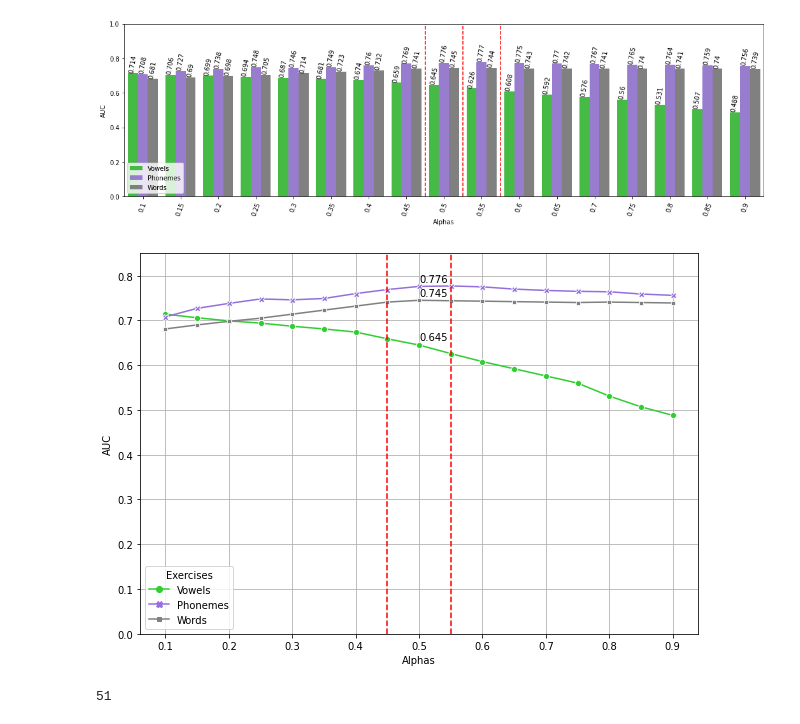
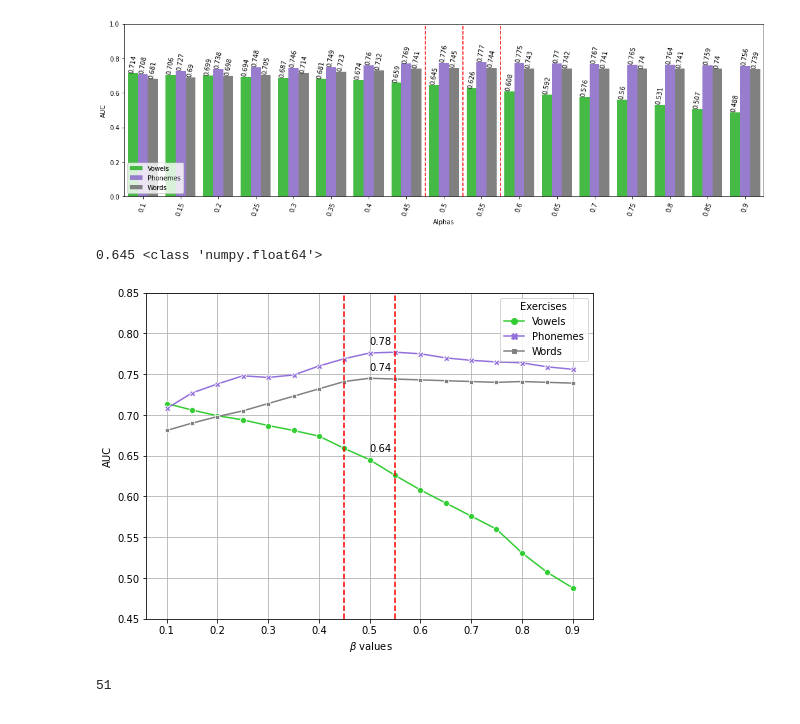
Before and after one commit to jdvalera19/Parkinson-Multimodal-Cross-Attention, a Jupyter notebook: View_result.ipynb, the cells around one changed output. Drawn from its saved outputs; the diff is of its cells as text; code cells hidden in the pictures.

```diff
--- a/View_result.ipynb
+++ b/View_result.ipynb
@@ -116,25 +116,29 @@ plot_alpha(pd.DataFrame(data_plot), 'alpha_plot')
 # %% [output]
 [figure]
 # %%
-plt.figure(figsize=(10,7))
+plt.figure(figsize=(8,6))
 
 g = sns.lineplot(
     data=data_plot,
     x="Alphas", y="AUC", style="Exercises", hue="Exercises",
     markers=True, dashes=False,
     palette=['limegreen', "mediumpurple", 'gray']
 )
 plt.axvline(x=0.45, color="red", linestyle="--")
 plt.axvline(x=0.55, color="red", linestyle="--")
-plt.ylim(0, 0.85)
+plt.xlabel(r" $\beta $ values")
+plt.ylim(0.45, 0.85)
 plt.grid()
 
-plt.text(0.5, data_plot["AUC"][8]+0.01, data_plot["AUC"][8])
-plt.text(0.5, data_plot["AUC"][25]+0.01, data_plot["AUC"][25])
-plt.text(0.5, data_plot["AUC"][42]+0.01, data_plot["AUC"][42])
+plt.text(0.5, data_plot["AUC"][8]+0.01, round(data_plot["AUC"][8], 2))
+plt.text(0.5, data_plot["AUC"][25]+0.01, round(data_plot["AUC"][25], 2))
+plt.text(0.5, data_plot["AUC"][42]+0.01, round(data_plot["AUC"][42], 2))
 plt.savefig("Images/alpha_plot.pdf")
+
+print(data_plot["AUC"][8], type(data_plot["AUC"][8]))
 # %% [output]
+0.645 <class 'numpy.float64'>
-[figure, old version]
+[figure, new version]
 # %%
 len(data_plot["AUC"])
 # %% [output]
```
Also changed, not shown: parts of 8 cells of this notebook, 3 other files.
